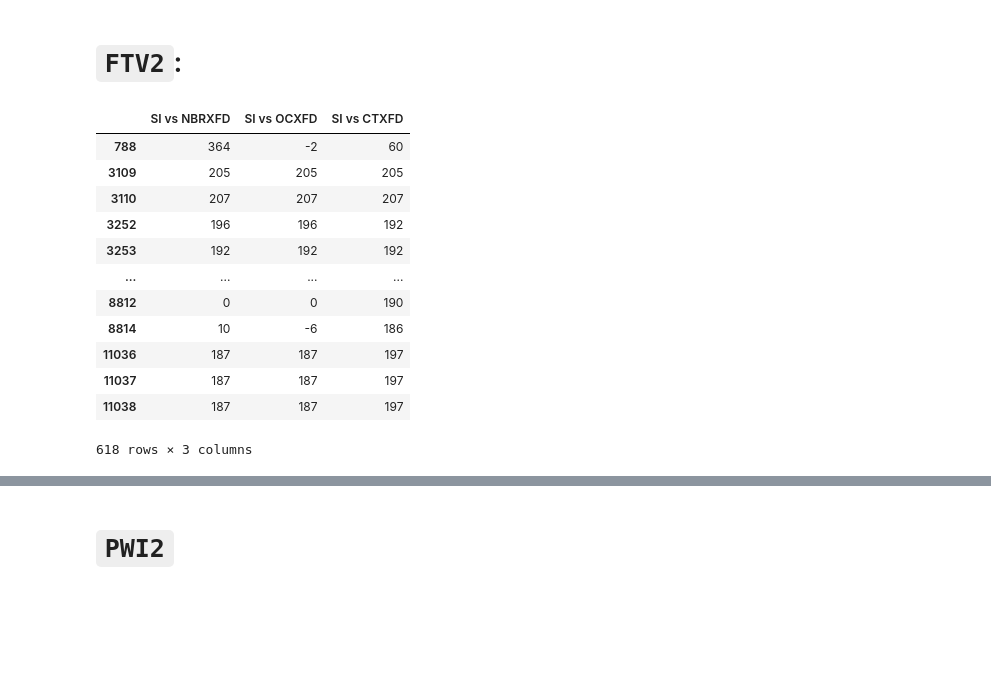
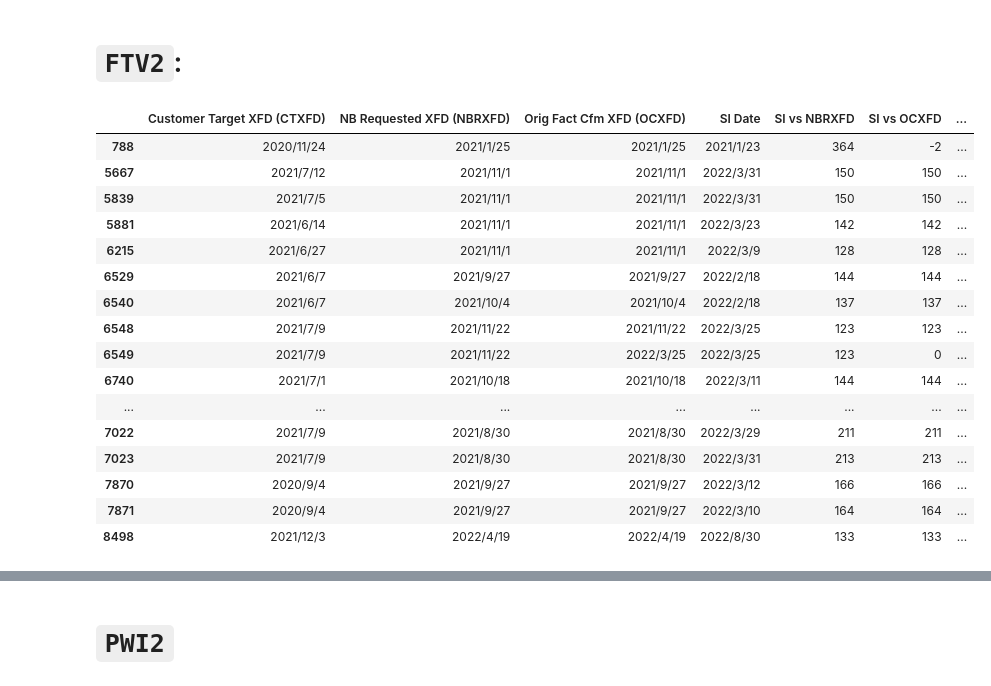
Before and after one commit to xolyn/labor_audit, a Jupyter notebook: LingyuZhou/w6/w6.2.ipynb, the cells around one changed output, grey strips where cells are left out. Drawn from its saved outputs; the diff is of its cells as text; code cells hidden in the pictures; blank space fills up the shorter version.

```diff
--- a/LingyuZhou/w6/w6.2.ipynb
+++ b/LingyuZhou/w6/w6.2.ipynb
@@ -9,15 +9,22 @@ dateCol=["Release Date","Customer Target XFD (CTXFD)","NB Requested XFD (NBRXFD)
 
 csvs=[x for x in os.listdir(".") if x.lower().endswith("csv")]
 
-vsCol=["Customer Target XFD (CTXFD)","NB Requested XFD (NBRXFD)","Orig Fact Cfm XFD (OCXFD)","SI Date"]
+vsCol=["NB Requested XFD (NBRXFD)","Orig Fact Cfm XFD (OCXFD)","Customer Target XFD (CTXFD)","SI Date"]
+
+rCol=vsCol[:]
+rCol.extend([x for x in cj.columns if "vs" in x.lower() and "/" not in x])
+rCol
 
 def inspect(dfp,less=False):
     dfcol=dfp.columns
     susCol=[x for x in dfcol if "vs" in x.lower() and "/" not in x]
+    filtered=dfp[dfp[susCol].nunique(axis=1)>1]
+    del dfp
     if less==True:
-        return dfp[dfp[susCol].abs().gt(250).any(axis=1)][susCol]
+        # return dfp[(dfp[susCol].abs().gt(250).any(axis=1)) & (dfp[susCol].nunique(axis=1)>1)][susCol]
+        return filtered[filtered[susCol].abs().gt(250).any(axis=1)][susCol]
     else:
-        return dfp[dfp[susCol].abs().gt(250).any(axis=1)]
+        return filtered[filtered[susCol].abs().gt(250).any(axis=1)]
 # %% [markdown]
 # 0709 end todo:
 1. create index
@@ -105,19 +112,26 @@ cj["introtime"]=(cj["Start Production Dt"]-cj["Intro Date (PPM)"]).dt.days
 # `FTV2`:
 # %%
 ftv=pd.read_csv("FTV2.csv")
+# %%
+# only 1
+ftv.loc[788,"NB Requested XFD (NBRXFD)"]="2021/1/25"
 # %%
-inspect(ftv)
+inspect(ftv,less=0)[rCol]
 # %% [output]
-|  | SI vs NBRXFD | SI vs OCXFD | SI vs CTXFD |
-| 788 | 364 | -2 | 60 |
-| 3109 | 205 | 205 | 205 |
-| 3110 | 207 | 207 | 207 |
-| 3252 | 196 | 196 | 192 |
-| 3253 | 192 | 192 | 192 |
-| ... | ... | ... | ... |
-| 8812 | 0 | 0 | 190 |
-| 8814 | 10 | -6 | 186 |
-| 11036 | 187 | 187 | 197 |
-| 11037 | 187 | 187 | 197 |
-| 11038 | 187 | 187 | 197 |
+|  | Customer Target XFD (CTXFD) | NB Requested XFD (NBRXFD) | Orig Fact Cfm XFD (OCXFD) | SI Date | SI vs NBRXFD | SI vs OCXFD | ... |
+| 788 | 2020/11/24 | 2021/1/25 | 2021/1/25 | 2021/1/23 | 364 | -2 | ... |
+| 5667 | 2021/7/12 | 2021/11/1 | 2021/11/1 | 2022/3/31 | 150 | 150 | ... |
+| 5839 | 2021/7/5 | 2021/11/1 | 2021/11/1 | 2022/3/31 | 150 | 150 | ... |
+| 5881 | 2021/6/14 | 2021/11/1 | 2021/11/1 | 2022/3/23 | 142 | 142 | ... |
+| 6215 | 2021/6/27 | 2021/11/1 | 2021/11/1 | 2022/3/9 | 128 | 128 | ... |
+| 6529 | 2021/6/7 | 2021/9/27 | 2021/9/27 | 2022/2/18 | 144 | 144 | ... |
+| 6540 | 2021/6/7 | 2021/10/4 | 2021/10/4 | 2022/2/18 | 137 | 137 | ... |
+| 6548 | 2021/7/9 | 2021/11/22 | 2021/11/22 | 2022/3/25 | 123 | 123 | ... |
+| 6549 | 2021/7/9 | 2021/11/22 | 2022/3/25 | 2022/3/25 | 123 | 0 | ... |
+| 6740 | 2021/7/1 | 2021/10/18 | 2021/10/18 | 2022/3/11 | 144 | 144 | ... |
+| ... | ... | ... | ... | ... | ... | ... | ... |
+| 7022 | 2021/7/9 | 2021/8/30 | 2021/8/30 | 2022/3/29 | 211 | 211 | ... |
+| 7023 | 2021/7/9 | 2021/8/30 | 2021/8/30 | 2022/3/31 | 213 | 213 | ... |
+| 7870 | 2020/9/4 | 2021/9/27 | 2021/9/27 | 2022/3/12 | 166 | 166 | ... |
+| 7871 | 2020/9/4 | 2021/9/27 | 2021/9/27 | 2022/3/10 | 164 | 164 | ... |
+| 8498 | 2021/12/3 | 2022/4/19 | 2022/4/19 | 2022/8/30 | 133 | 133 | ... |
-618 rows × 3 columns
```
Also changed, not shown: parts of 12 cells of this notebook.
